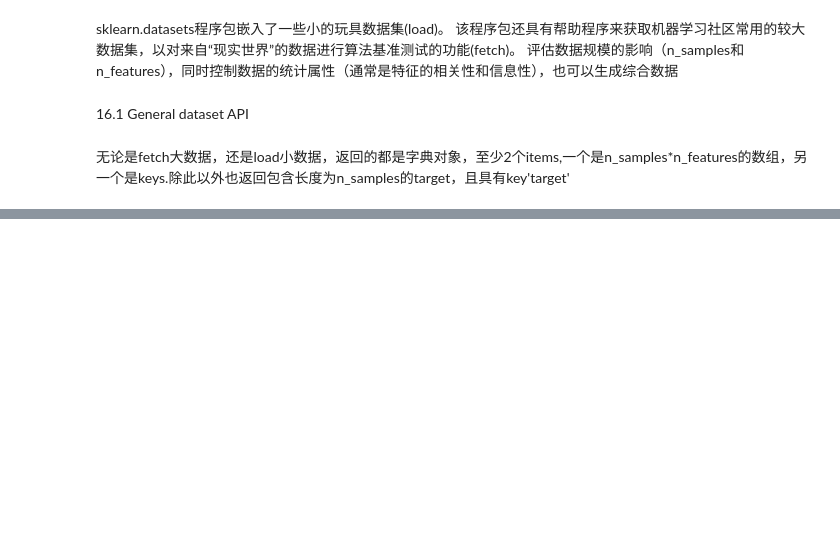
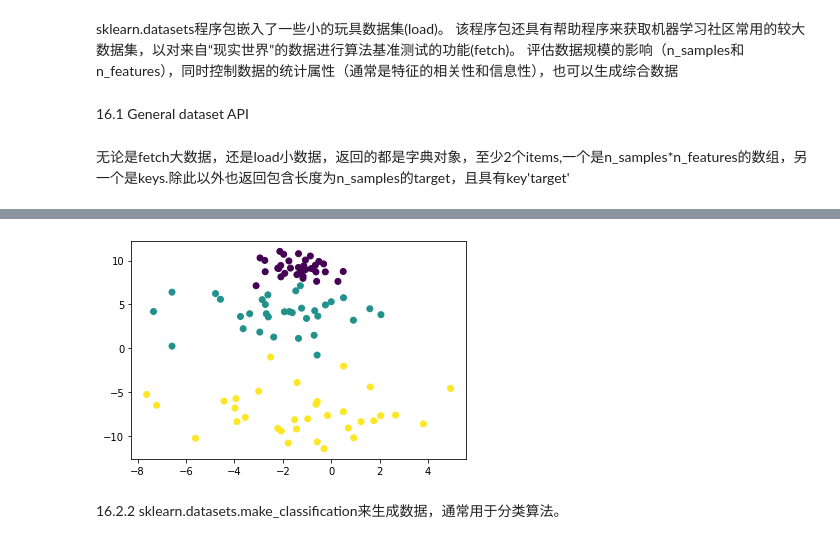
Before and after one commit to apricoteriop456/whh-python-homework, a Jupyter notebook: sklearn/sklearn_pdf.ipynb, the cells around one changed output, grey strips where cells are left out. Drawn from its saved outputs; the diff is of its cells as text; code cells hidden in the pictures; blank space fills up the shorter version.

```diff
--- a/sklearn/sklearn_pdf.ipynb
+++ b/sklearn/sklearn_pdf.ipynb
@@ -1499,0 +1541,13 @@ sklearn.datasets程序包嵌入了一些小的玩具数据集(load)。
+# %%
+import matplotlib.pylab as plt
+from sklearn.datasets import make_blobs
+n_features=2
+
+data,target=make_blobs(n_samples=100,n_features=2,centers=3,cluster_std=[1.0,2.0,3.0])
+
+plt.scatter(data[:,0],data[:,1],c=target)
+plt.show()
+# %% [output]
+[figure, added]
+# %% [markdown]
+16.2.2 sklearn.datasets.make_classification来生成数据，通常用于分类算法。
```
Also changed, not shown: parts of 22 cells of this notebook.
